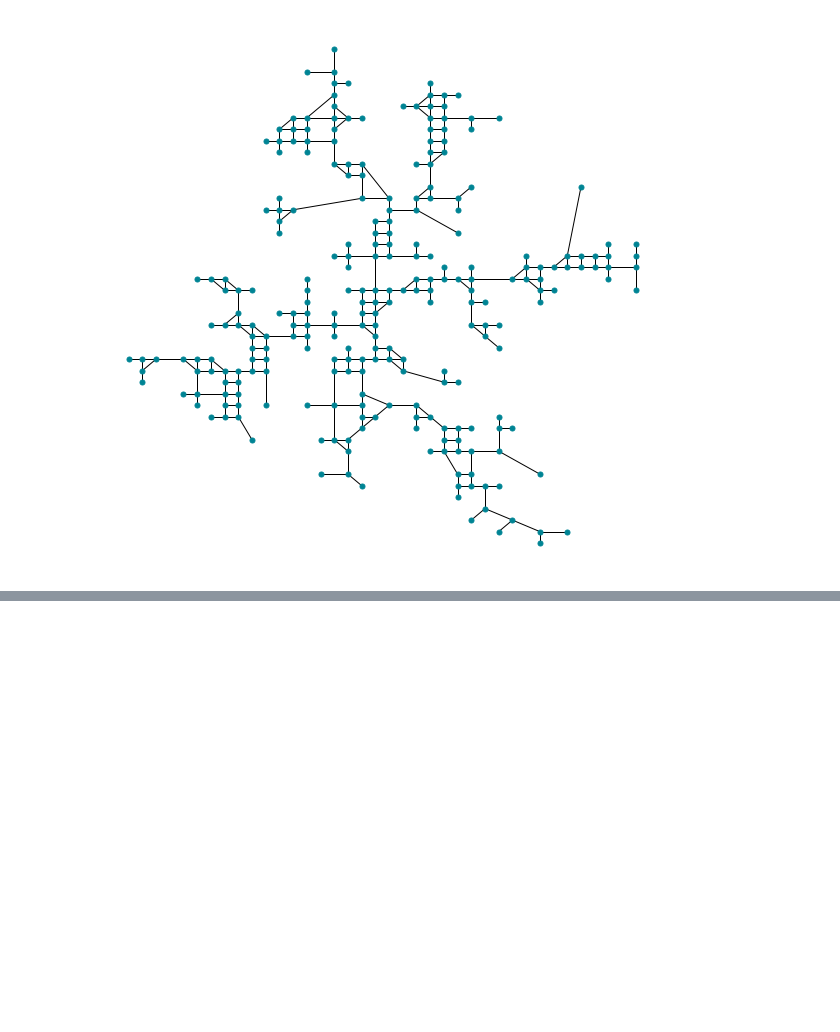
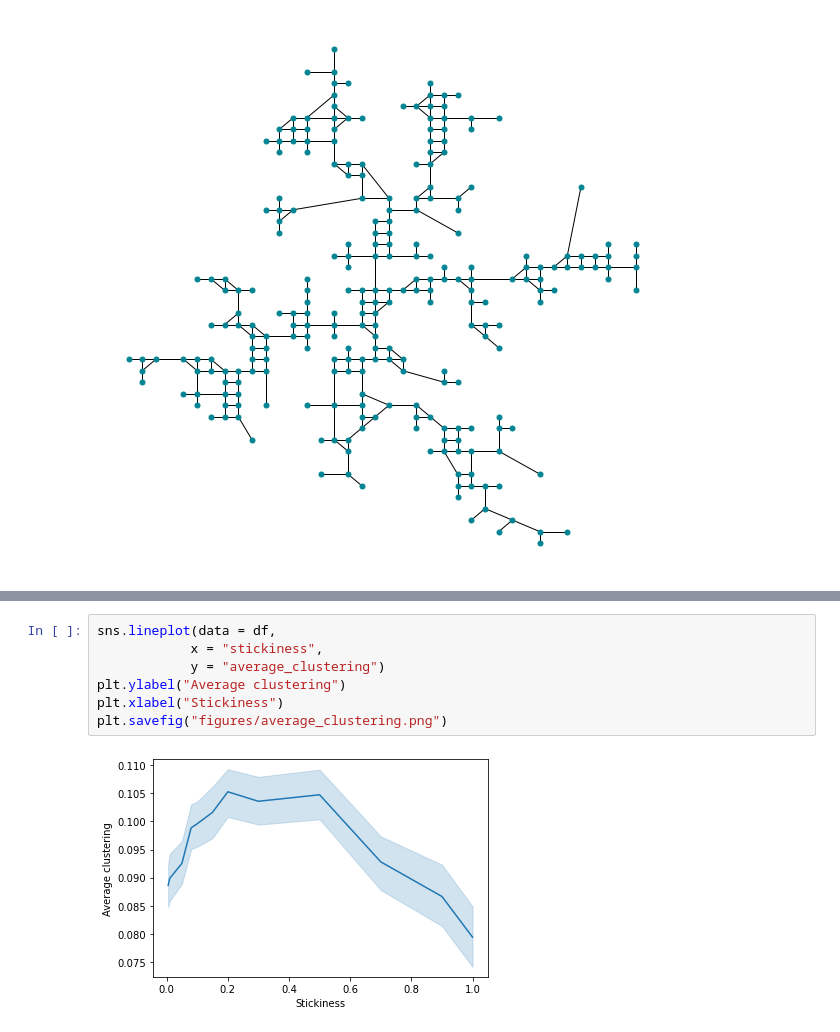
Before and after one commit to hellowithchicken/Complex_Systems, a Jupyter notebook: ignas-playground.ipynb, the cells around one changed output, grey strips where cells are left out. Drawn from its saved outputs; the diff is of its cells as text; blank space fills up the shorter version.

```diff
--- a/ignas-playground.ipynb
+++ b/ignas-playground.ipynb
@@ -131,0 +156,9 @@ plt.savefig("figures/network_simplified.png")
+# %%
+sns.lineplot(data = df,
+            x = "stickiness",
+            y = "average_clustering")
+plt.ylabel("Average clustering")
+plt.xlabel("Stickiness")
+plt.savefig("figures/average_clustering.png")
+# %% [output]
+[figure, added]
```
Also changed, not shown: parts of 12 cells of this notebook, 9 other files.
